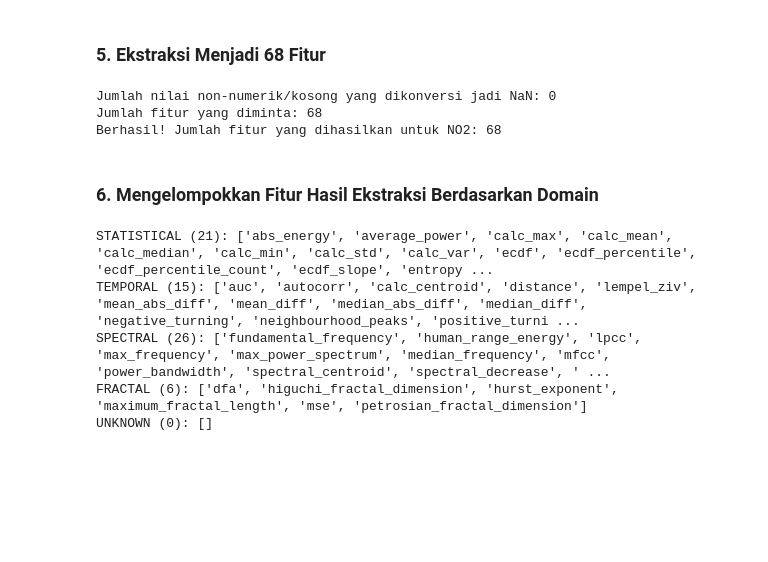
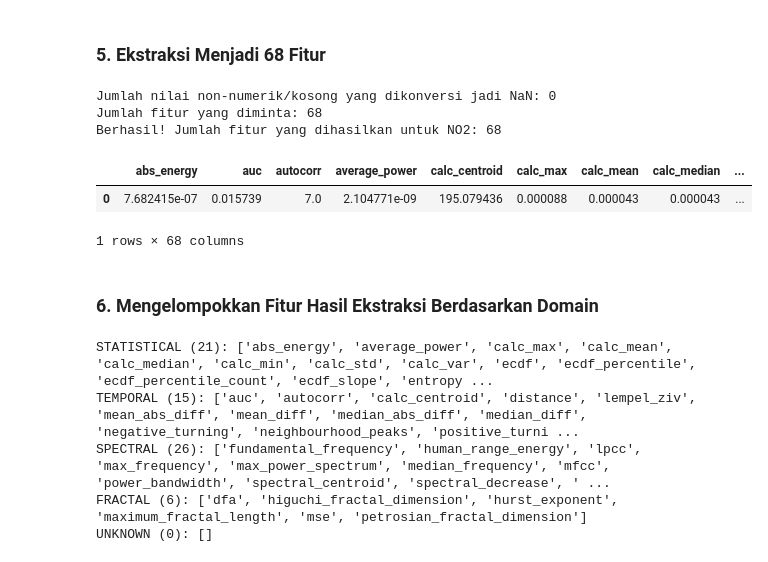
Before and after one commit to NURHABIBATULUMAH/PSD, a Jupyter notebook: _build/jupyter_execute/kerek/ekstraksi-fitur.ipynb, the cells around one changed output. Saved outputs shown, nothing was run; the diff lists cells and outputs as text; code cells hidden in the pictures; blank space fills up the shorter version.

```diff
--- a/_build/jupyter_execute/kerek/ekstraksi-fitur.ipynb
+++ b/_build/jupyter_execute/kerek/ekstraksi-fitur.ipynb
@@ -223,6 +223,13 @@ extracted_features_final.to_csv(f'{target_pollutant}-Kerek-TSFEL.csv', index=Fal
 Jumlah nilai non-numerik/kosong yang dikonversi jadi NaN: 0
 Jumlah fitur yang diminta: 68
 Berhasil! Jumlah fitur yang dihasilkan untuk NO2: 68
+# %%
+df = pd.read_csv("mystorage/NO2-Kerek-TSFEL.csv")
+df.head(5)
+# %% [output]
+|  | abs_energy | auc | autocorr | average_power | calc_centroid | calc_max | calc_mean | calc_median | ... |
+| 0 | 7.682415e-07 | 0.015739 | 7.0 | 2.104771e-09 | 195.079436 | 0.000088 | 0.000043 | 0.000043 | ... |
+1 rows × 68 columns
 # %% [markdown]
 ### 6. Mengelompokkan Fitur Hasil Ekstraksi Berdasarkan Domain
 # %%
```
Also changed, not shown: parts of 2 cells of this notebook, 21 other files.
